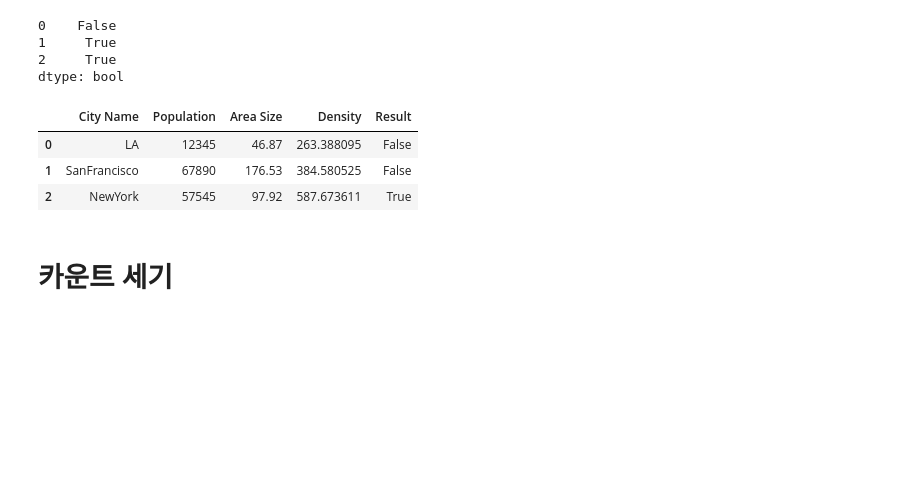
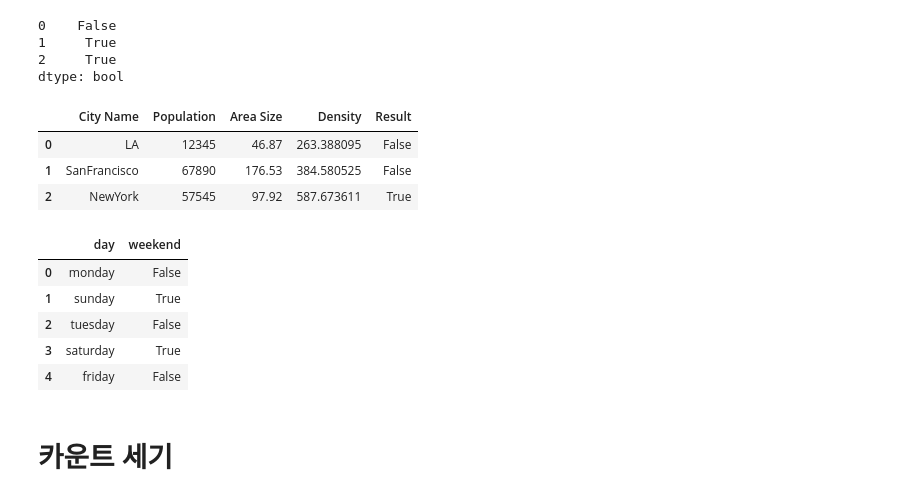
Before and after one commit to Jake0925/Pandas, a Jupyter notebook: Pandas2.ipynb, the cells around one changed output. Drawn from its saved outputs; the diff is of its cells as text; code cells hidden in the pictures; blank space fills up the shorter version.

```diff
--- a/Pandas2.ipynb
+++ b/Pandas2.ipynb
@@ -105,6 +105,22 @@ cities
 | 0 | LA | 12345 | 46.87 | 263.388095 | False |
 | 1 | SanFrancisco | 67890 | 176.53 | 384.580525 | False |
 | 2 | NewYork | 57545 | 97.92 | 587.673611 | True |
+# %%
+data = {
+    'day': ['monday', 'sunday','tuesday','saturday','friday']
+}
+df_day = pd.DataFrame(data)
+
+# day항목중 saturday와 sunday을 포함하면 'weekend'항목을 추가하여 안에 True 아니편 False값 입력
+df_day["weekend"] = df_day["day"].isin(["saturday", "sunday"])
+df_day
+# %% [output]
+|  | day | weekend |
+| 0 | monday | False |
+| 1 | sunday | True |
+| 2 | tuesday | False |
+| 3 | saturday | True |
+| 4 | friday | False |
 # %% [markdown]
 # 카운트 세기
 # %%
```
Also changed, not shown: parts of 2 cells of this notebook.
